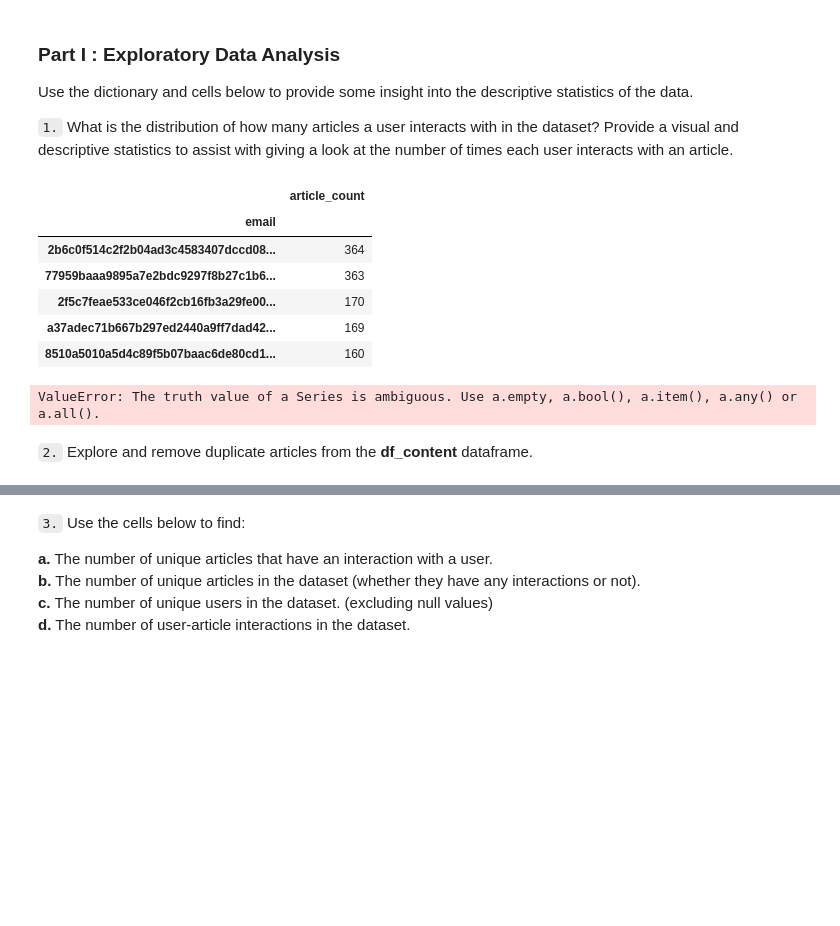
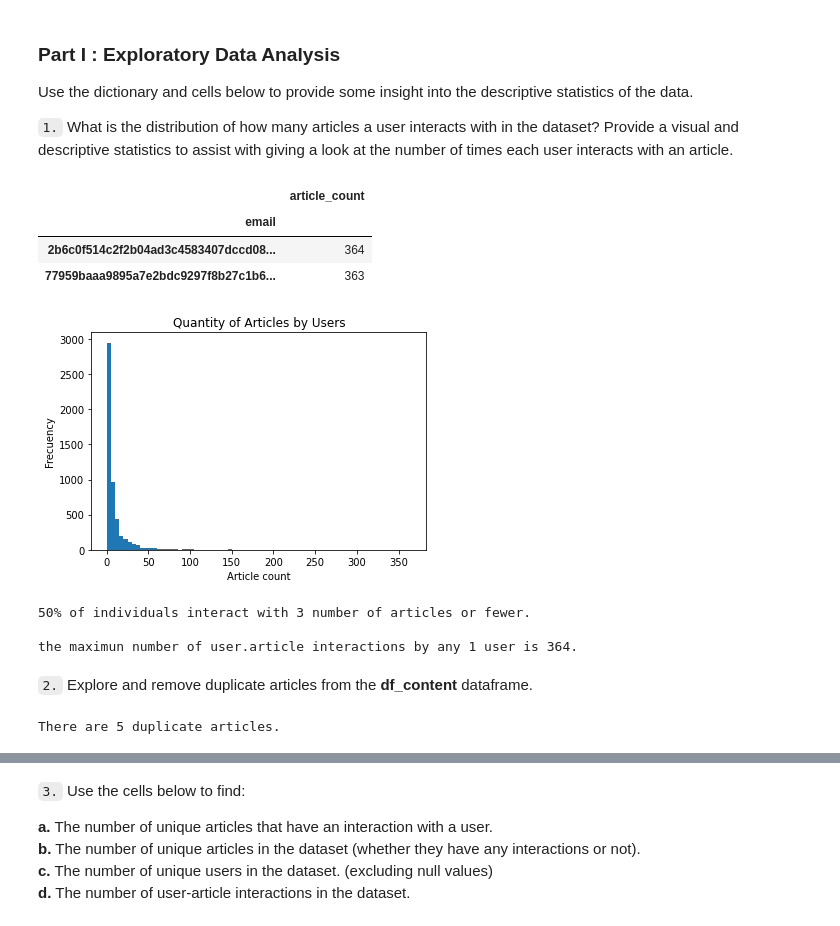
Before and after one commit to stivenlopezg/Recommendation-engine, a Jupyter notebook: Recommendations_with_IBM.ipynb, the cells around one changed output, grey strips where cells are left out. Saved outputs shown, nothing was run; the diff lists cells and outputs as text; code cells hidden in the pictures; blank space fills up the shorter version.

```diff
--- a/Recommendations_with_IBM.ipynb
+++ b/Recommendations_with_IBM.ipynb
@@ -58,28 +86,38 @@ Use the dictionary and cells below to provide some insight into the descriptive
 `1.` What is the distribution of how many articles a user interacts with in the dataset?  Provide a visual and descriptive statistics to assist with giving a look at the number of times each user interacts with an article.
 # %%
 aux = df.groupby('email').agg(article_count=('email', 'count')).sort_values('article_count', ascending=False)
-aux.head()
+aux.head(2)
 # %% [output]
 |  | article_count |
 | email |  |
 | 2b6c0f514c2f2b04ad3c4583407dccd08... | 364 |
 | 77959baaa9895a7e2bdc9297f8b27c1b6... | 363 |
-| 2f5c7feae533ce046f2cb16fb3a29fe00... | 170 |
-| a37adec71b667b297ed2440a9ff7dad42... | 169 |
-| 8510a5010a5d4c89f5b07baac6de80cd1... | 160 |
 # %%
+max_value = int(aux.max())
+bins = np.arange(0, max_value + 5, 5)
+
+plt.hist(aux['article_count'], bins=bins)
 plt.xlabel('Article count')
 plt.ylabel('Frecuency')
 plt.title('Quantity of Articles by Users')
 plt.show()
 # %% [output]
-ValueError: The truth value of a Series is ambiguous. Use a.empty, a.bool(), a.item(), a.any() or a.all().
+[figure, added]
 # %%
 # Fill in the median and maximum number of user_article interactios below
 
-median_val = # 50% of individuals interact with ____ number of articles or fewer.
-max_views_by_user = # The maximum number of user-article interactions by any 1 user is ______.
+median_val = int(aux.median())# 50% of individuals interact with ____ number of articles or fewer.
+max_views_by_user = max_value# The maximum number of user-article interactions by any 1 user is ______.
+print(f'50% of individuals interact with {median_val} number of articles or fewer. \n')
+print(f'the maximun number of user.article interactions by any 1 user is {max_views_by_user}.')
+# %% [output]
+50% of individuals interact with 3 number of articles or fewer.
+
+the maximun number of user.article interactions by any 1 user is 364.
 # %% [markdown]
 `2.` Explore and remove duplicate articles from the **df_content** dataframe.
 # %%
 # Find and explore duplicate articles
+print(f'There are {df_content.duplicated(subset=["article_id"]).sum()} duplicate articles.')
+# %% [output]
+There are 5 duplicate articles.
```
Also changed, not shown: parts of 12 cells of this notebook.
